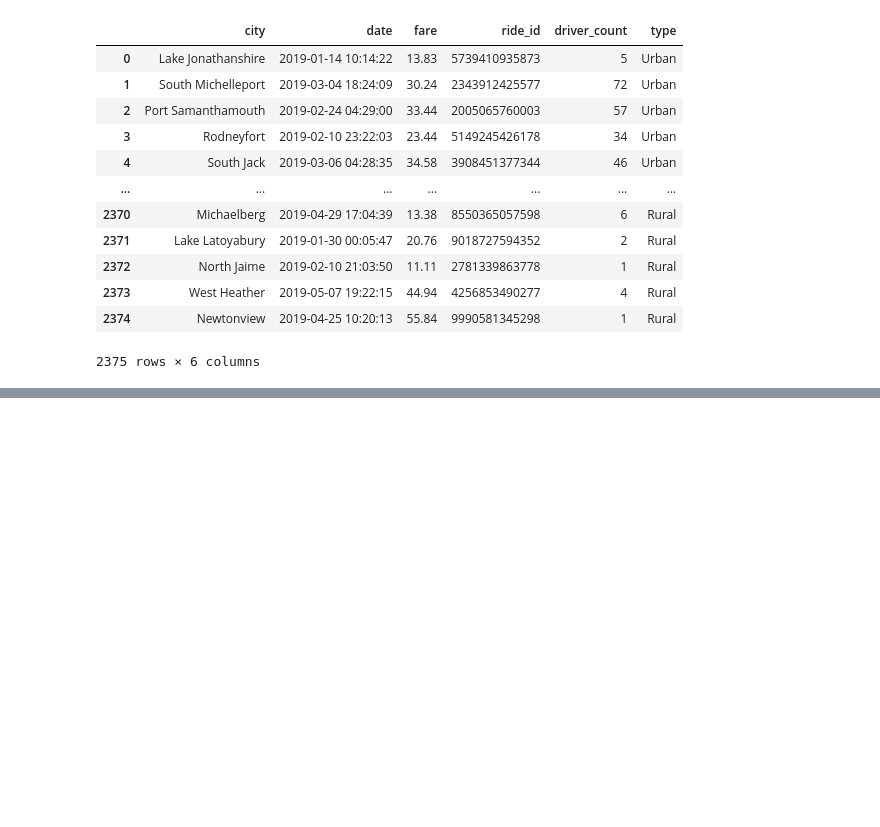
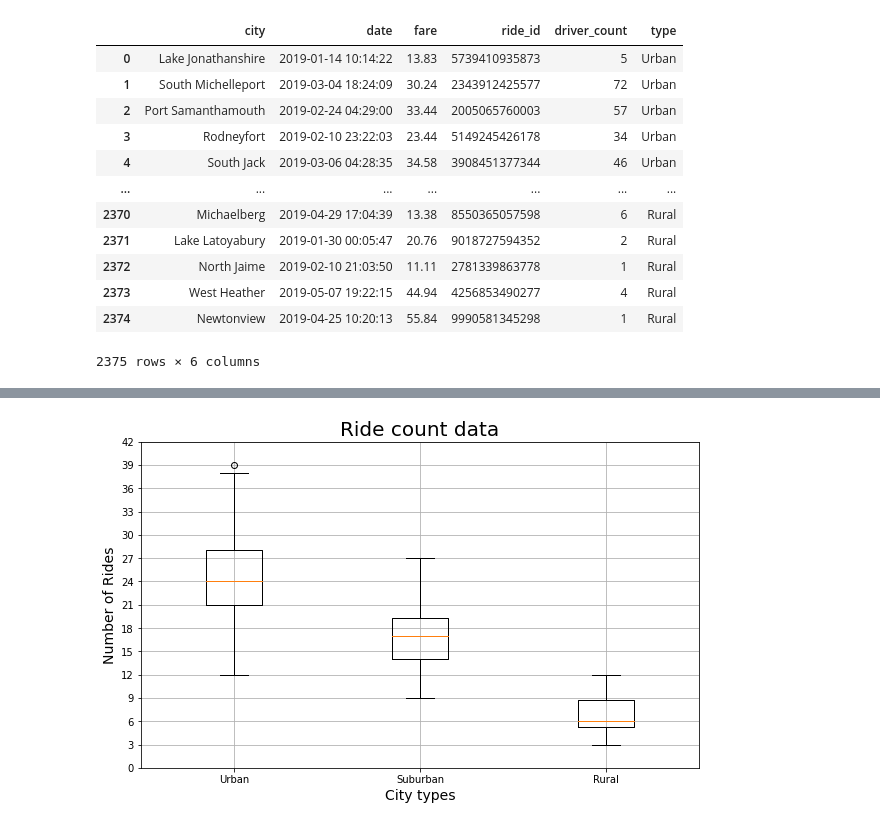
Before and after one commit to josephbassil/PyBer_Analysis, a Jupyter notebook: PyBer.ipynb, the cells around one changed output, grey strips where cells are left out. Cells and saved outputs as stored; diff of their text form; code cells hidden in the pictures; blank space fills up the shorter version.

```diff
--- a/PyBer.ipynb
+++ b/PyBer.ipynb
@@ -164,0 +449,18 @@ plt.savefig("analysis/Fig1.png")
+# %%
+#B&W PLot for ride count
+
+x_labels=["Urban","Suburban","Rural"]
+ride_count_data=[urban_ride_count, suburban_ride_count, rural_ride_count]
+
+fig,ax=plt.subplots(figsize=(10,6))
+ax.boxplot(ride_count_data, labels=x_labels)
+ax.set_title("Ride count data", fontsize=20)
+ax.set_xlabel("City types", fontsize=14)
+ax.set_ylabel("Number of Rides", fontsize=14)
+ax.set_yticks(np.arange(0,45, step=3.0))
+ax.grid()
+
+plt.savefig("analysis/Fig2.png")
+plt.show()
+# %% [output]
+[figure, added]
```
Also changed, not shown: parts of 60 cells of this notebook.
